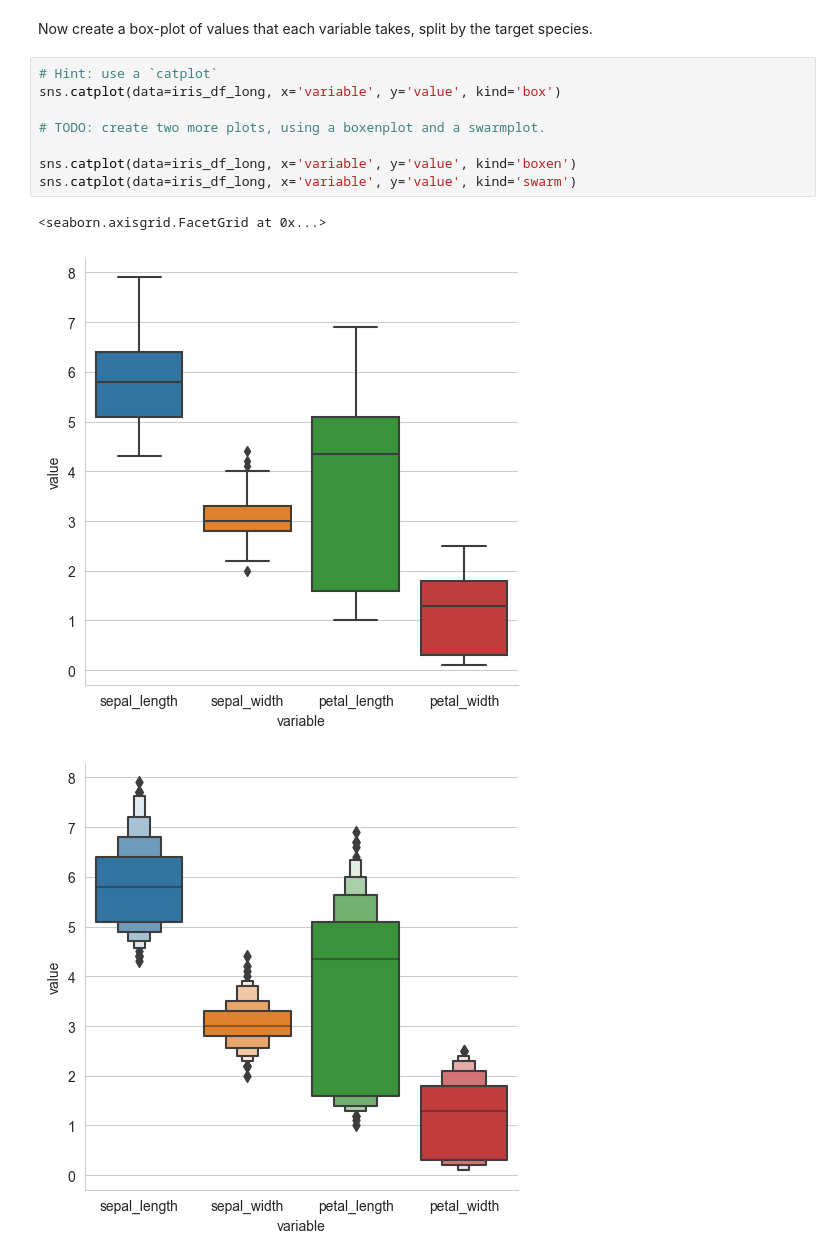
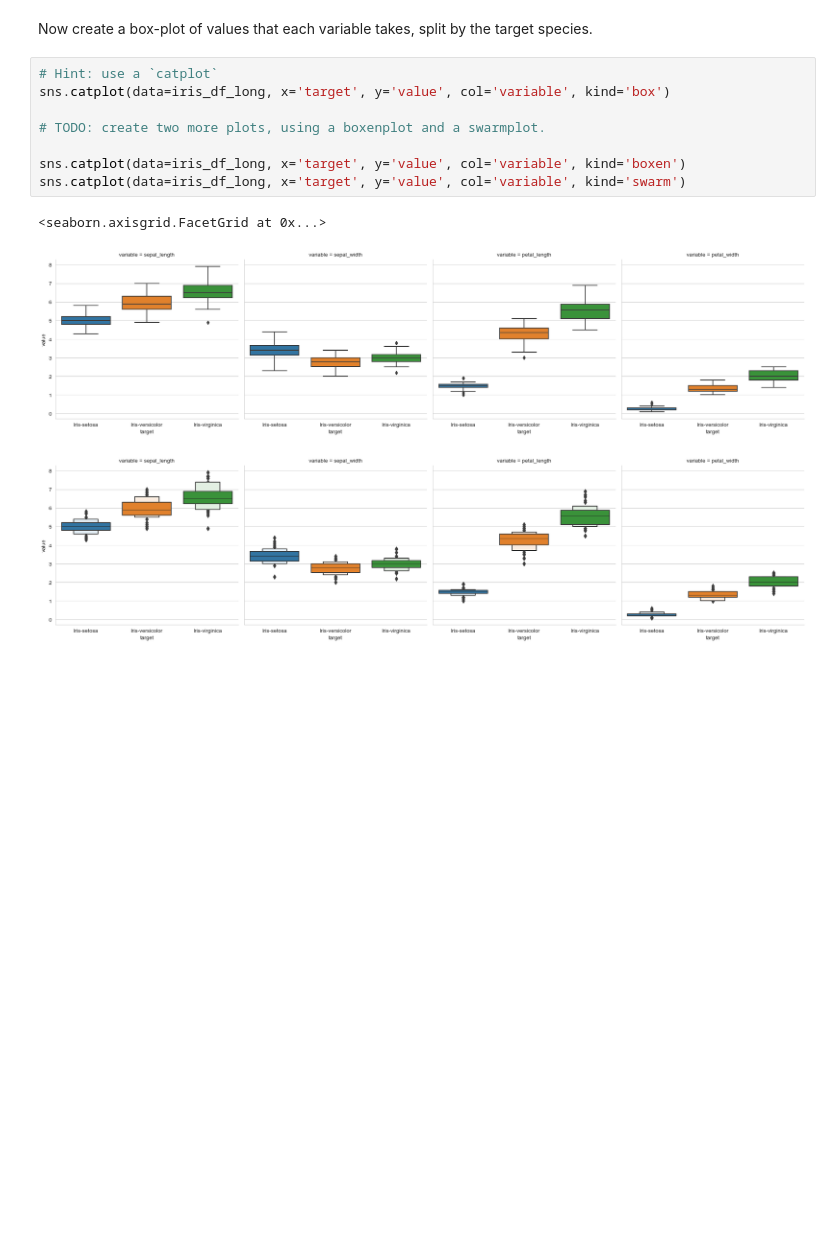
Before and after one commit to dmika1234/ml_uwr_22, a Jupyter notebook: Assignments/Assignment1.ipynb, the cells around one changed output. Drawn from its saved outputs; the diff is of its cells as text; blank space fills up the shorter version.

Commit message:
corrected catplots

```diff
--- a/Assignments/Assignment1.ipynb
+++ b/Assignments/Assignment1.ipynb
@@ -453,13 +453,13 @@ iris_df_long.head()
 Now create a box-plot of values that each variable takes, split by the target species.
 # %%
 # Hint: use a `catplot`
-sns.catplot(data=iris_df_long, x='variable', y='value', kind='box')
+sns.catplot(data=iris_df_long, x='target', y='value', col='variable', kind='box')
 
 # TODO: create two more plots, using a boxenplot and a swarmplot.
 
-sns.catplot(data=iris_df_long, x='variable', y='value', kind='boxen')
-sns.catplot(data=iris_df_long, x='variable', y='value', kind='swarm')
+sns.catplot(data=iris_df_long, x='target', y='value', col='variable', kind='boxen')
+sns.catplot(data=iris_df_long, x='target', y='value', col='variable', kind='swarm')
 # %% [output]
 <seaborn.axisgrid.FacetGrid at 0x...>
-[figure, old version]
+[figure, new version]
-[figure, old version]
+[figure, new version]
```
Also changed, not shown: parts of 1 cell of this notebook.
